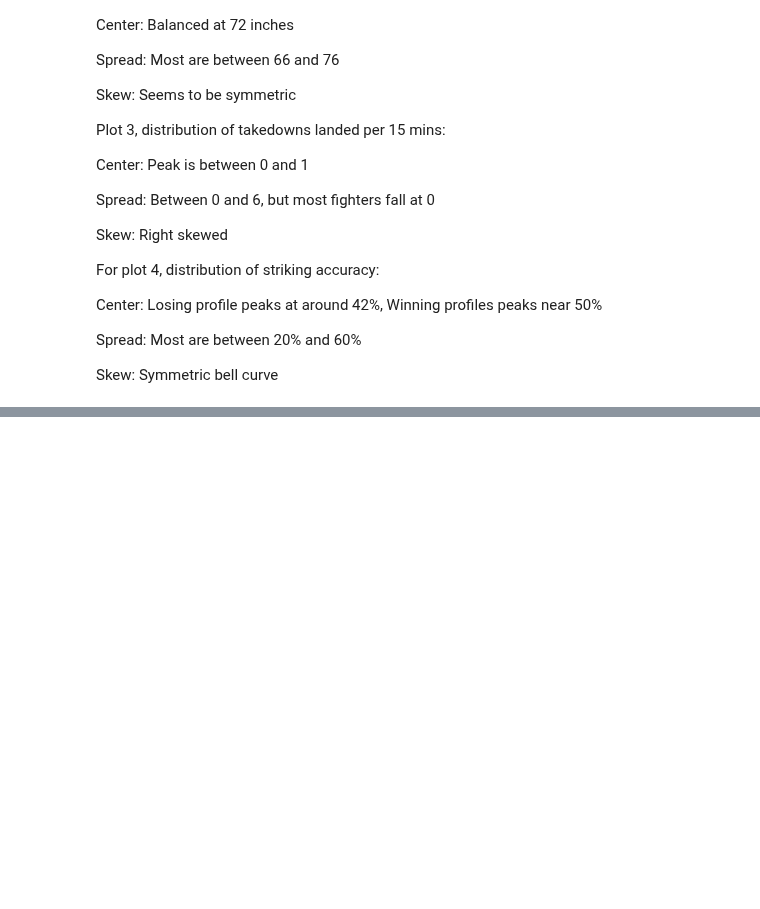
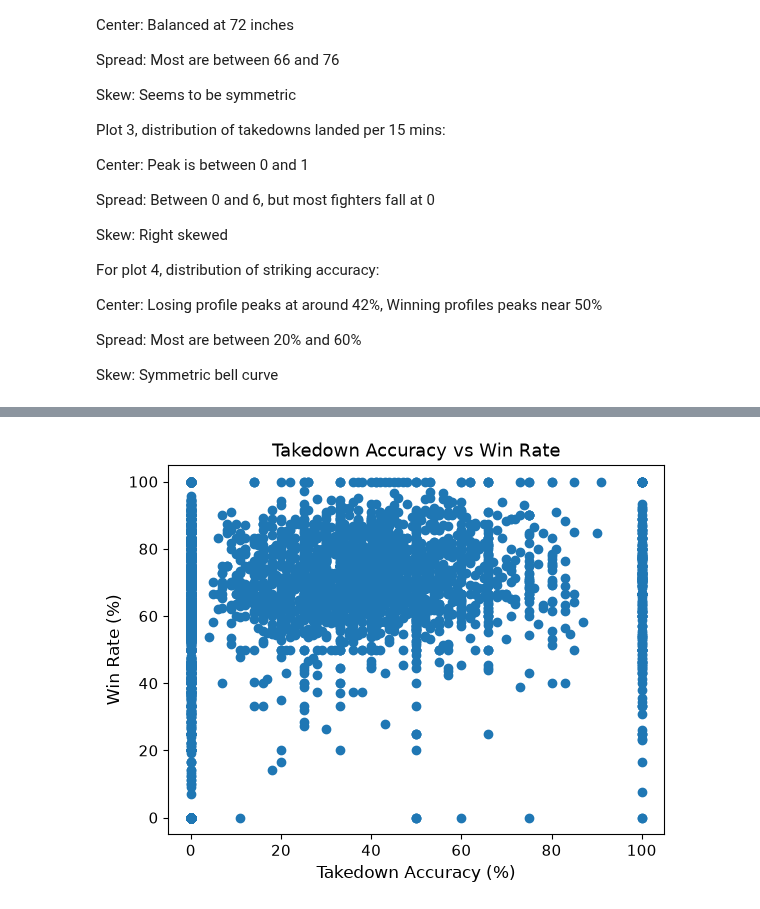
Before and after one commit to Tpate33/cs418-ufc-fight-analysis, a Jupyter notebook: eda.ipynb, the cells around one changed output, grey strips where cells are left out. Drawn from its saved outputs; the diff is of its cells as text; code cells hidden in the pictures; blank space fills up the shorter version.

```diff
--- a/eda.ipynb
+++ b/eda.ipynb
@@ -174,0 +198,8 @@ Skew: Symmetric bell curve
+# %%
+plt.scatter(df["td_acc"], df["win_rate"])
+plt.xlabel("Takedown Accuracy (%)")
+plt.ylabel("Win Rate (%)")
+plt.title("Takedown Accuracy vs Win Rate")
+plt.show()
+# %% [output]
+[figure, added]
```
Also changed, not shown: parts of 7 cells of this notebook, 1 other file.
